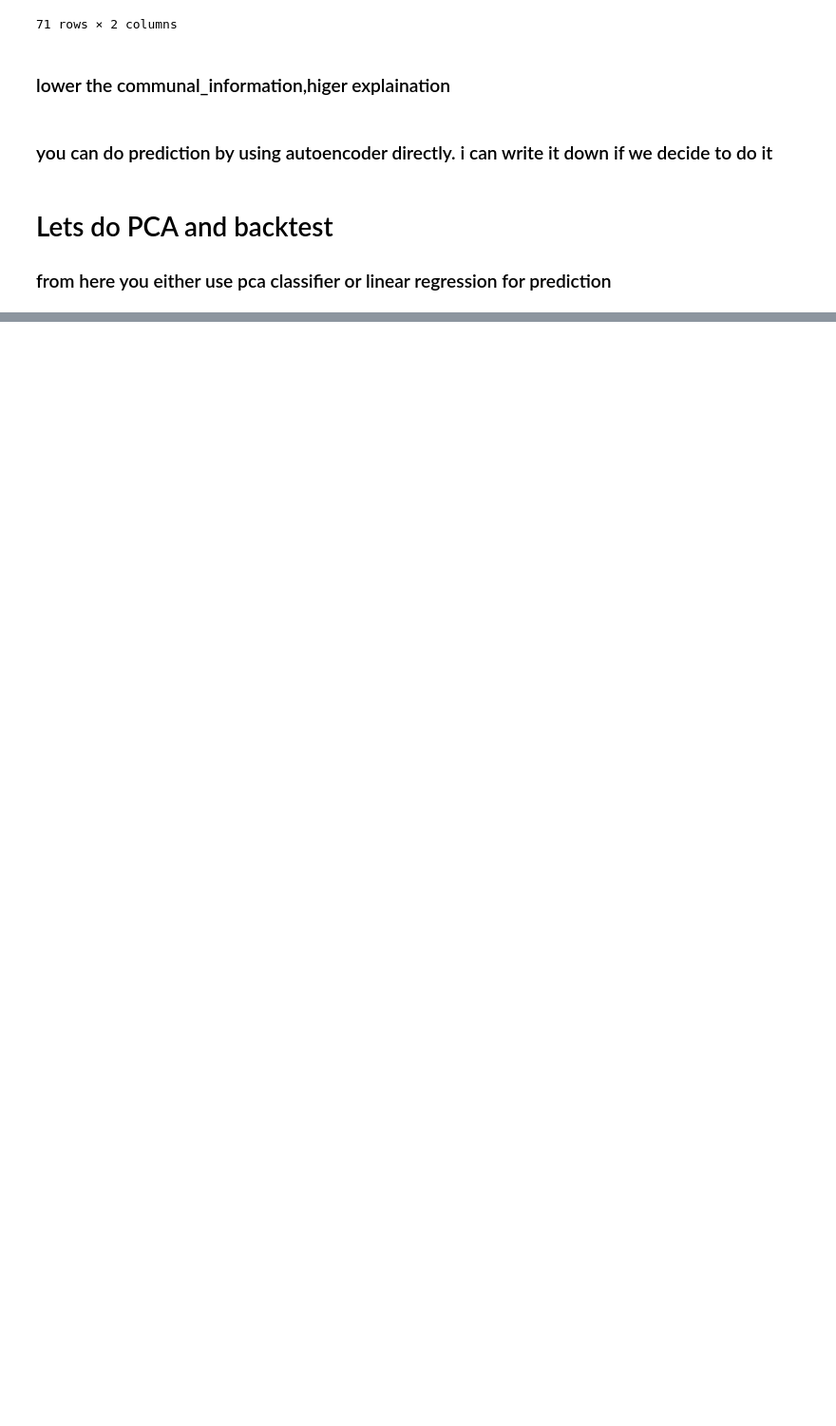
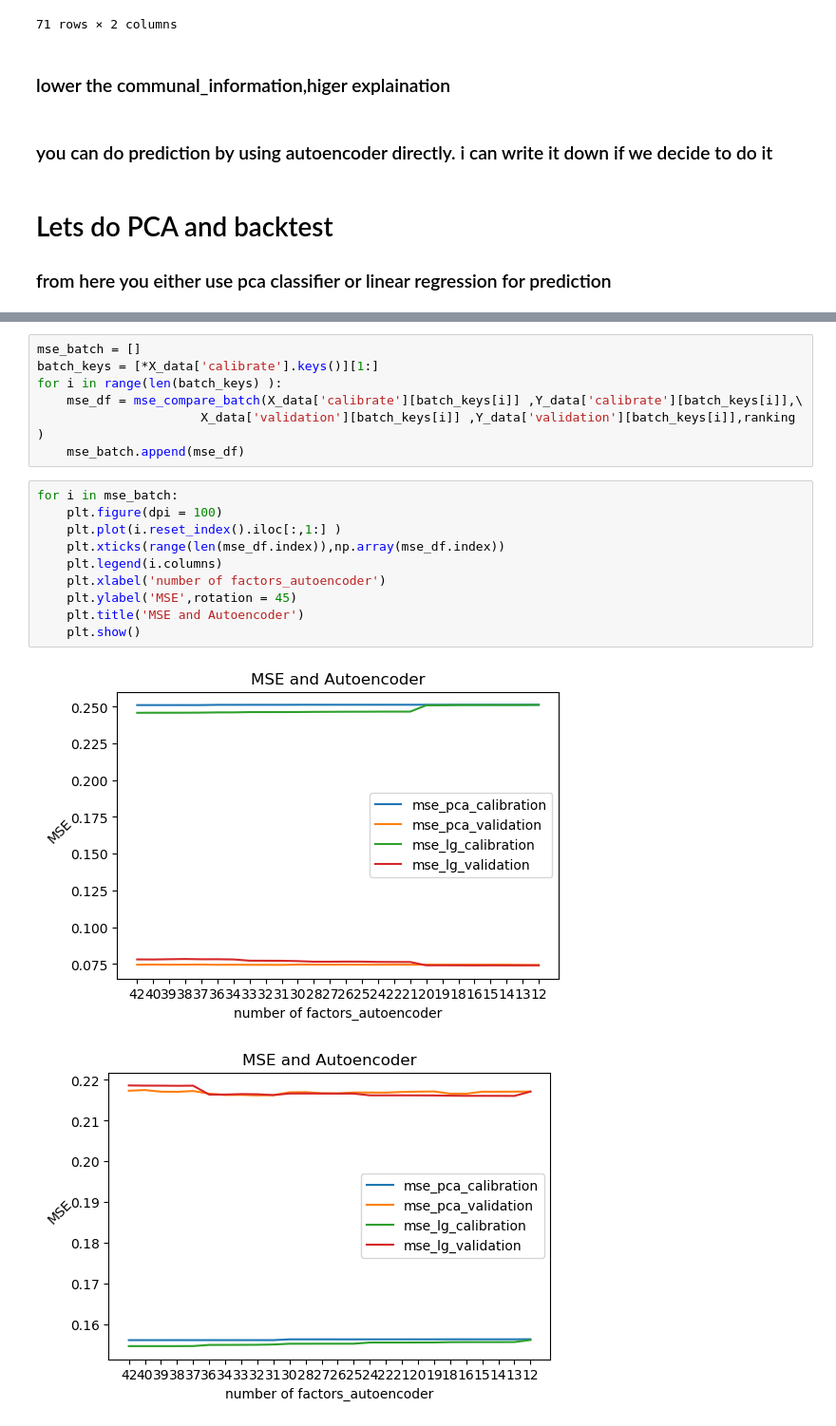
Before and after one commit to Yang-Tao-YT/850-project, a Jupyter notebook: 850 Project.ipynb, the cells around one changed output, grey strips where cells are left out. Shown: that part at 95% size. Cells and saved outputs as stored; diff of their text form; blank space fills up the shorter version.

```diff
--- a/850 Project.ipynb
+++ b/850 Project.ipynb
@@ -171,0 +207,20 @@ plt.show()
+# %%
+mse_batch = []
+batch_keys = [*X_data['calibrate'].keys()][1:]
+for i in range(len(batch_keys) ):
+    mse_df = mse_compare_batch(X_data['calibrate'][batch_keys[i]] ,Y_data['calibrate'][batch_keys[i]],\
+                      X_data['validation'][batch_keys[i]] ,Y_data['validation'][batch_keys[i]],ranking )
+    mse_batch.append(mse_df)
+# %%
+for i in mse_batch:
+    plt.figure(dpi = 100)
+    plt.plot(i.reset_index().iloc[:,1:] )
+    plt.xticks(range(len(mse_df.index)),np.array(mse_df.index))
+    plt.legend(i.columns)
+    plt.xlabel('number of factors_autoencoder')
+    plt.ylabel('MSE',rotation = 45)
+    plt.title('MSE and Autoencoder')
+    plt.show()
+# %% [output]
+[figure, added]
+[figure, added]
```
Also changed, not shown: parts of 20 cells of this notebook, 53 other files.
